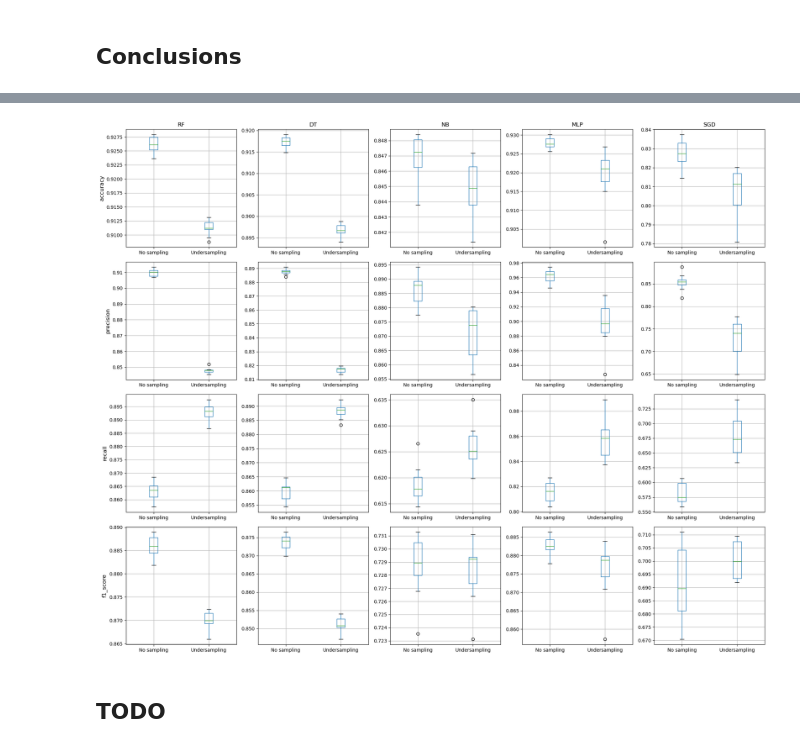
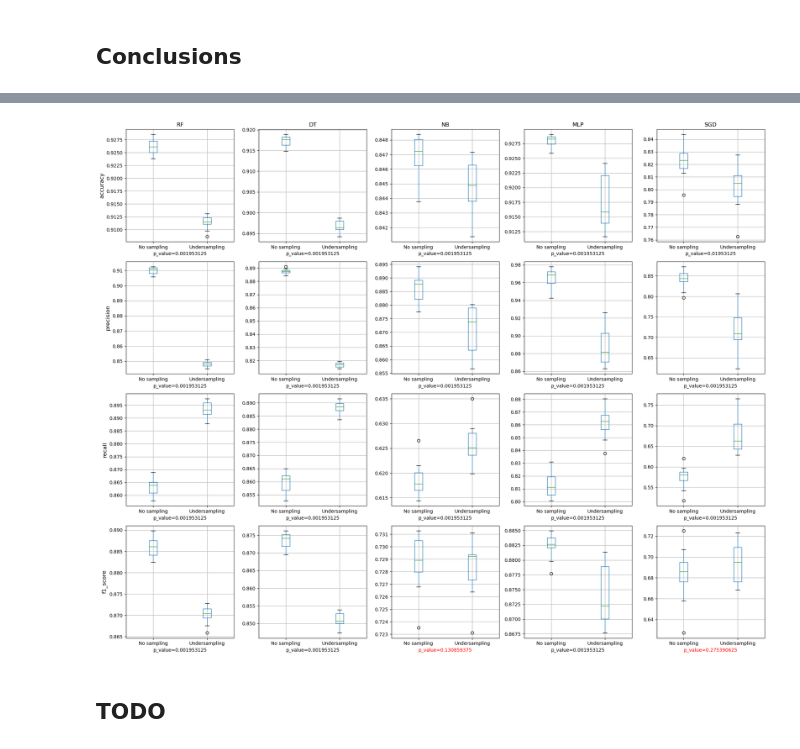
Before and after one commit to Metalcape/url-classifier, a Jupyter notebook: url-classifier.ipynb, the cells around one changed output, grey strips where cells are left out. Cells and saved outputs as stored; diff of their text form; code cells hidden in the pictures.

Commit message:
sampling comparison

```diff
--- a/url-classifier.ipynb
+++ b/url-classifier.ipynb
@@ -526,5 +526,7 @@ plot_metrics(default_metrics)
 # %%
 from scipy.stats import wilcoxon
+
+P_VALUE_MAX = 0.05
 
 def perform_wilcoxon_tests(classifier_names: list, metrics: dict, metric_names: list) -> dict:
     wilcoxon_tests = dict()
@@ -929,3 +931,15 @@ phishing_recall
 ... (14 outputs left out)
 # %% [markdown]
 ## Conclusions
+# %%
+# Do wilcoxon test between undersampling and no sampling
+
+def perform_sampling_wilcoxon_tests(classifier_names: list, metrics_no_sample: dict, metrics_with_sample: dict, metric_names: list) -> pd.DataFrame:
+    wilcoxon_tests = pd.DataFrame(index=classifier_names, columns=metric_names)
+    for i, classifier in enumerate(classifier_names):
+        for j, metric_name in enumerate(metric_names):
+            wilcoxon_tests.iloc[i, j] = wilcoxon(metrics_no_sample[metric_name][classifier], metrics_with_sample[metric_name][classifier])
+    return wilcoxon_tests
+
+sampling_wilcoxon_test = perform_sampling_wilcoxon_tests(labels, default_metrics, us_metrics, names)
+sampling_wilcoxon_test
@@ -931,0 +953,19 @@ phishing_recall
+# %%
+# Evaluate undersampling performance
+
+fig, axes = plt.subplots(nrows=4, ncols=5, figsize=(20, 16))
+for i, n in enumerate(names):
+    for j, l in enumerate(labels):
+        ax = axes[i, j]
+        temp_df = pd.DataFrame({'No sampling':cross[l]['test_'+n], 'Undersampling':us_cross[l]['test_'+n]})
+        bars = temp_df.boxplot(ax=ax, rot=0)
+        p_value = sampling_wilcoxon_test.iloc[j, i].pvalue
+        color = 'black' if p_value < P_VALUE_MAX else 'red'
+        ax.set_xlabel(f'p_value={p_value}', color=color)
+        if i == 0: ax.set_title(l)
+        if j == 0: ax.set_ylabel(n, size='large')
+
+plt.tight_layout()
+plt.show()
+# %% [output]
+[figure, added]
@@ -932,8 +974,8 @@ phishing_recall
 # %%
-# Evaluate undersampling performance
+# Evaluate undersampling for multiclass
 
-fig, axes = plt.subplots(nrows=4, ncols=5, figsize=(20, 16))
-for i, n in enumerate(names):
+fig, axes = plt.subplots(nrows=len(names_multi), ncols=5, figsize=(5*len(names_multi), 16))
+for i, n in enumerate(names_multi):
     for j, l in enumerate(labels):
         ax = axes[i, j]
         temp_df = pd.DataFrame({'No sampling':cross[l]['test_'+n], 'Undersampling':us_cross[l]['test_'+n]})
@@ -943,5 +985,3 @@ for i, n in enumerate(names):
 
 plt.tight_layout()
 plt.show()
-# %% [output]
-[figure, removed]
```
Also changed, not shown: parts of 15 cells of this notebook.
